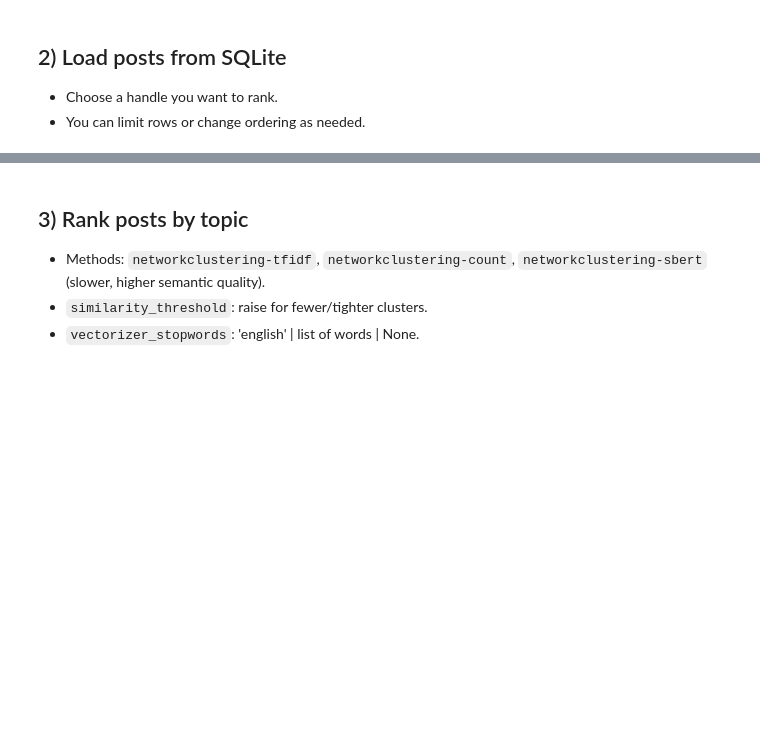
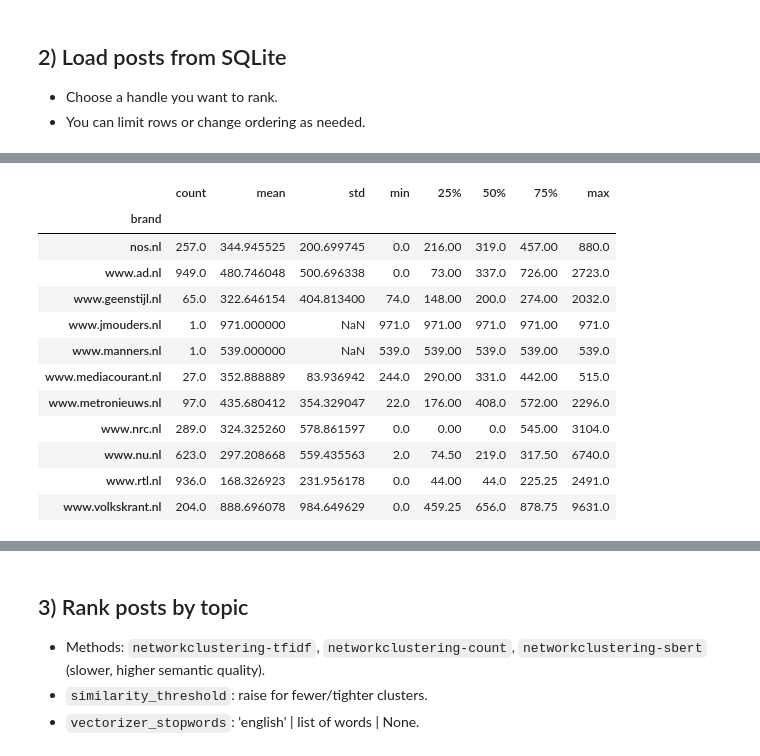
Before and after one commit to ekilik/blueskyranker, a Jupyter notebook: example.ipynb, the cells around one changed output, grey strips where cells are left out. Saved outputs shown, nothing was run; the diff lists cells and outputs as text; code cells hidden in the pictures; blank space fills up the shorter version.

```diff
--- a/example.ipynb
+++ b/example.ipynb
@@ -98,0 +362,5 @@ df.head()
+# %%
+# get brand from url between https:// and /
+df['brand'] = df['news_uri'].str.extract(r'https?://([^/]+)/')
+df[['news_uri', 'brand']].head()
+df.brand.value_counts(dropna=False)
@@ -98,0 +381,22 @@ df.head()
+# %%
+# calculate word count for news_content if not null
+df['word_count'] = df['news_content'].apply(lambda x: len(x.split()) if pd.notnull(x) else 0)
+# get the first 10 characters of news_content to check
+df['first_10_chars'] = df['news_content'].str[:10]
+# %%
+# describe word_count per brand
+df.groupby('brand')['word_count'].describe()
+# %% [output]
+|  | count | mean | std | min | 25% | 50% | 75% | max |
+| brand |  |  |  |  |  |  |  |  |
+| nos.nl | 257.0 | 344.945525 | 200.699745 | 0.0 | 216.00 | 319.0 | 457.00 | 880.0 |
+| www.ad.nl | 949.0 | 480.746048 | 500.696338 | 0.0 | 73.00 | 337.0 | 726.00 | 2723.0 |
+| www.geenstijl.nl | 65.0 | 322.646154 | 404.813400 | 74.0 | 148.00 | 200.0 | 274.00 | 2032.0 |
+| www.jmouders.nl | 1.0 | 971.000000 | NaN | 971.0 | 971.00 | 971.0 | 971.00 | 971.0 |
+| www.manners.nl | 1.0 | 539.000000 | NaN | 539.0 | 539.00 | 539.0 | 539.00 | 539.0 |
+| www.mediacourant.nl | 27.0 | 352.888889 | 83.936942 | 244.0 | 290.00 | 331.0 | 442.00 | 515.0 |
+| www.metronieuws.nl | 97.0 | 435.680412 | 354.329047 | 22.0 | 176.00 | 408.0 | 572.00 | 2296.0 |
+| www.nrc.nl | 289.0 | 324.325260 | 578.861597 | 0.0 | 0.00 | 0.0 | 545.00 | 3104.0 |
+| www.nu.nl | 623.0 | 297.208668 | 559.435563 | 2.0 | 74.50 | 219.0 | 317.50 | 6740.0 |
+| www.rtl.nl | 936.0 | 168.326923 | 231.956178 | 0.0 | 44.00 | 44.0 | 225.25 | 2491.0 |
+| www.volkskrant.nl | 204.0 | 888.696078 | 984.649629 | 0.0 | 459.25 | 656.0 | 878.75 | 9631.0 |
```
Also changed, not shown: parts of 74 cells of this notebook.
